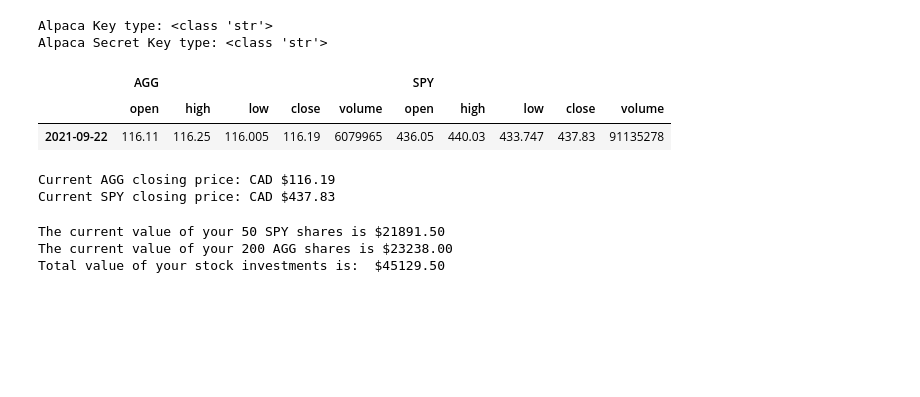
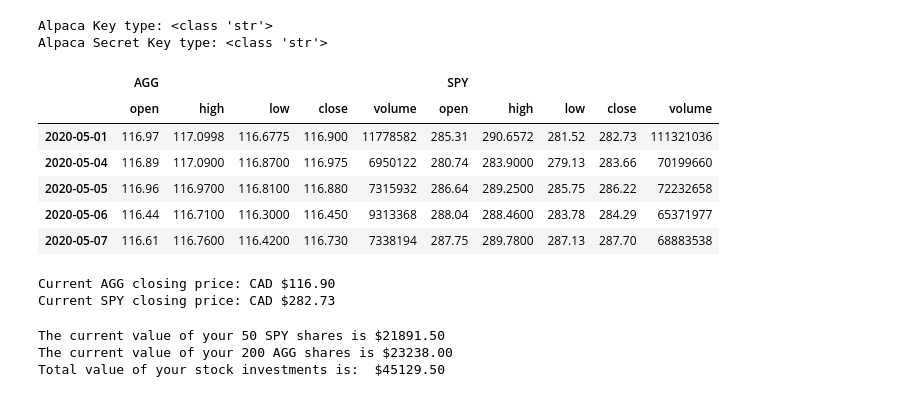
Before and after one commit to benjaminweymouth/financial-planning-monte-carlo, a Jupyter notebook: financial-planner.ipynb, the cells around one changed output. Drawn from its saved outputs; the diff is of its cells as text; code cells hidden in the pictures; blank space fills up the shorter version.

Commit message:
today set to 2020-05-01

```diff
--- a/financial-planner.ipynb
+++ b/financial-planner.ipynb
@@ -90,32 +90,37 @@ Alpaca Key type: <class 'str'>
 Alpaca Secret Key type: <class 'str'>
 # %%
 # Format current date as ISO format
-today = pd.Timestamp("2021-09-22", tz="America/New_York").isoformat()
+today = pd.Timestamp("2020-05-01", tz="America/New_York").isoformat()
 
 # Set the tickers
 tickers = ["AGG", "SPY"]
 
 # Set timeframe to '1D' for Alpaca API
 timeframe = "1D"
 
 # Get current closing prices for SPY and AGG
 # (use a limit=1000 parameter to call the most recent 1000 days of data)
 df_Investments = alpaca.get_barset(
     tickers,
     timeframe,
     start = today,
-    #end= end_today,
     limit=1000).df
 
 df_Investments.dropna(inplace=True)
+
 # Drop the time component of the date
 df_Investments.index = df_Investments.index.date
+
 # Preview DataFrame
 df_Investments.head()
 # %% [output]
 |  | AGG |  |  |  |  | SPY |  |  |  |  |
 |  | open | high | low | close | volume | open | high | low | close | volume |
-| 2021-09-22 | 116.11 | 116.25 | 116.005 | 116.19 | 6079965 | 436.05 | 440.03 | 433.747 | 437.83 | 91135278 |
+| 2020-05-01 | 116.97 | 117.0998 | 116.6775 | 116.900 | 11778582 | 285.31 | 290.6572 | 281.52 | 282.73 | 111321036 |
+| 2020-05-04 | 116.89 | 117.0900 | 116.8700 | 116.975 | 6950122 | 280.74 | 283.9000 | 279.13 | 283.66 | 70199660 |
+| 2020-05-05 | 116.96 | 116.9700 | 116.8100 | 116.880 | 7315932 | 286.64 | 289.2500 | 285.75 | 286.22 | 72232658 |
+| 2020-05-06 | 116.44 | 116.7100 | 116.3000 | 116.450 | 9313368 | 288.04 | 288.4600 | 283.78 | 284.29 | 65371977 |
+| 2020-05-07 | 116.61 | 116.7600 | 116.4200 | 116.730 | 7338194 | 287.75 | 289.7800 | 287.13 | 287.70 | 68883538 |
 # %%
 # Pick AGG and SPY close prices
 agg_close_price = df_Investments["AGG"]["close"].iloc[0]
@@ -126,8 +131,8 @@ spy_close_price = df_Investments["SPY"]["close"].iloc[0]
 print(f"Current AGG closing price: CAD ${agg_close_price:0.2f}")
 print(f"Current SPY closing price: CAD ${spy_close_price:0.2f}")
 # %% [output]
-Current AGG closing price: CAD $116.19
-Current SPY closing price: CAD $437.83
+Current AGG closing price: CAD $116.90
+Current SPY closing price: CAD $282.73
 # %%
 # Compute the current value of shares
 my_spy_value = my_spy * spy_close_price
```
